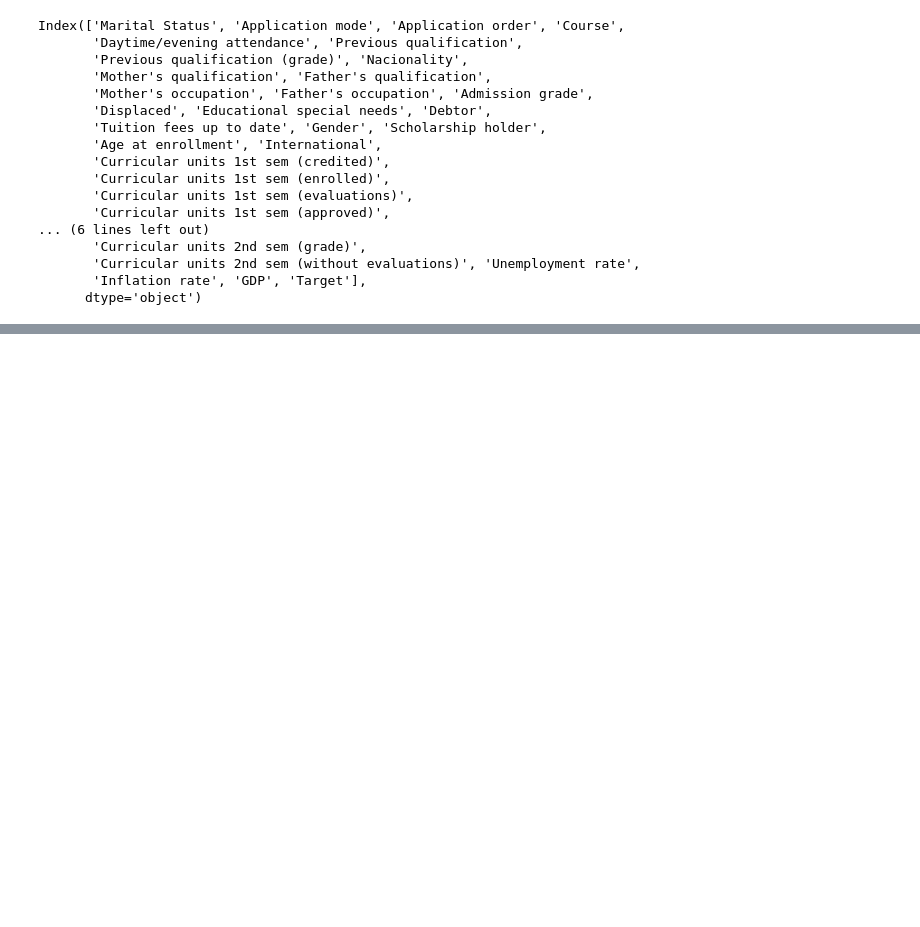
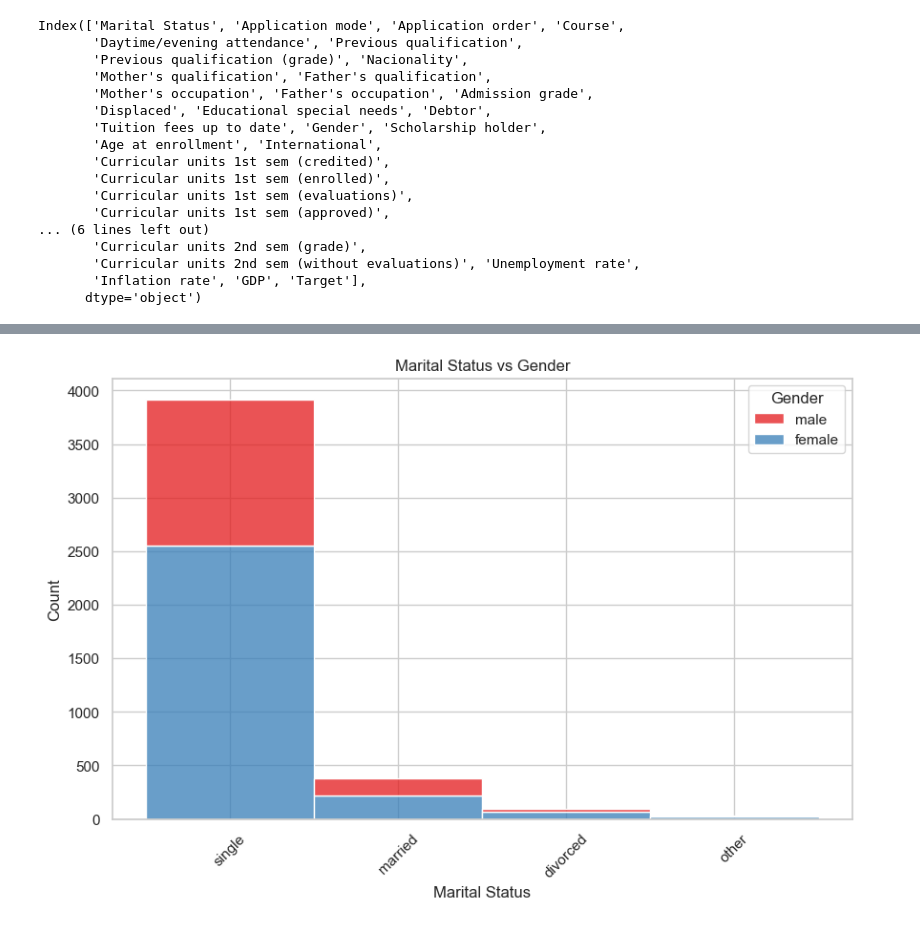
Before and after one commit to youssefhass/ml-predict-student-dropout, a Jupyter notebook: 02_Predict_Students_Dropout_EDA.ipynb, the cells around one changed output, grey strips where cells are left out. Saved outputs shown, nothing was run; the diff lists cells and outputs as text; code cells hidden in the pictures; blank space fills up the shorter version.

```diff
--- a/02_Predict_Students_Dropout_EDA.ipynb
+++ b/02_Predict_Students_Dropout_EDA.ipynb
@@ -96,0 +196,9 @@ plt.clf()
+# %%
+# 4. Stacked Bar Plot - Marital Status vs Gender
+plt.figure(figsize=(10, 6))
+sns.histplot(data=df, x='Marital Status', hue='Gender', multiple='stack', palette="Set1")
+plt.title('Marital Status vs Gender')
+plt.xticks(rotation=45)
+plt.show()
+# %% [output]
+[figure, added]
```
Also changed, not shown: parts of 11 cells of this notebook.
